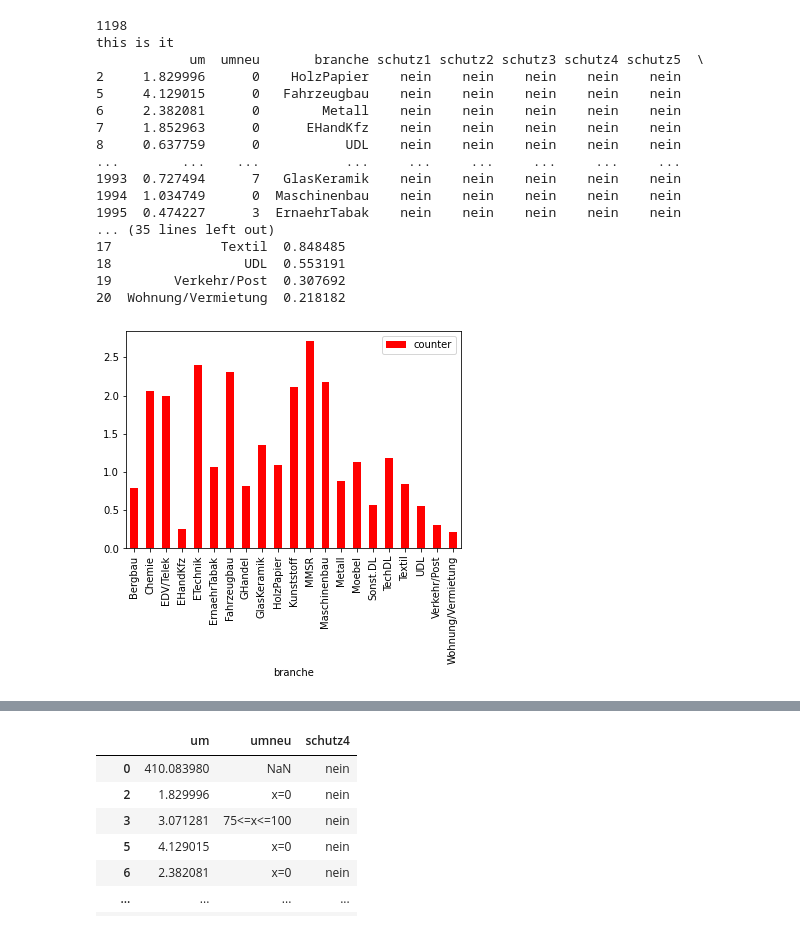
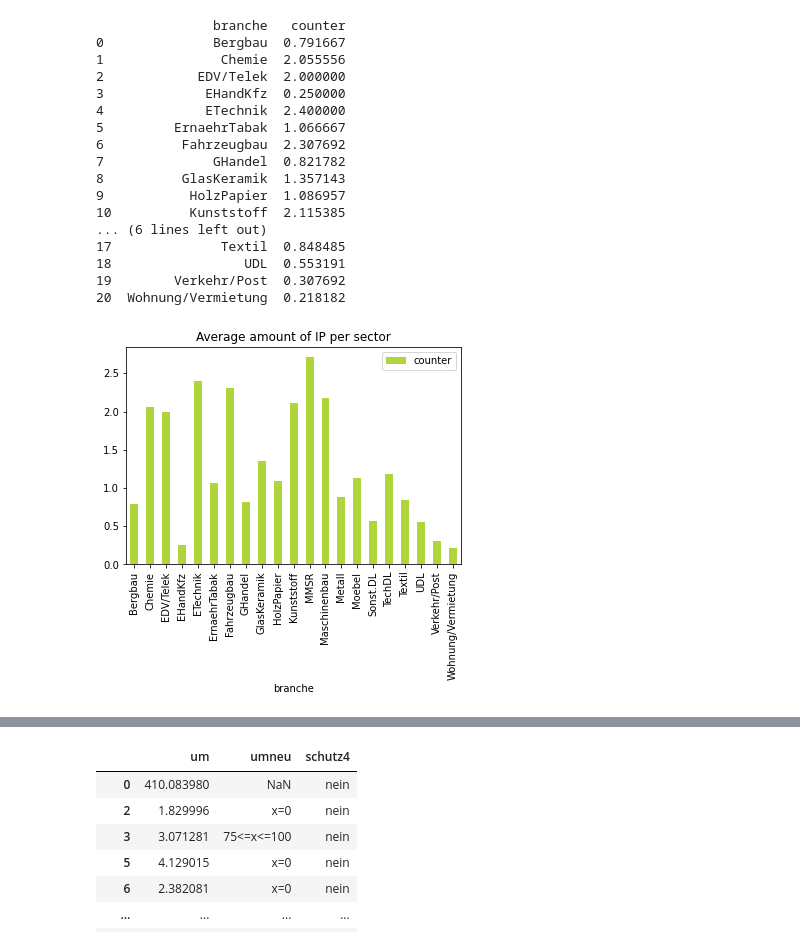
Before and after one commit to limarizon/Economics-and-Innovation-of-IP-Practica, a Jupyter notebook: script.ipynb, the cells around one changed output, grey strips where cells are left out. Saved outputs shown, nothing was run; the diff lists cells and outputs as text; code cells hidden in the pictures.

```diff
--- a/script.ipynb
+++ b/script.ipynb
@@ -66,54 +64,58 @@ dataSet
 # %%
+#Start van data manipulatie om linregres uit te voeren
 linregresdata = dataSet.filter(items=['um', 'umneu','branche', 'schutz1', 'schutz2', 'schutz3', 'schutz4'
                                       , 'schutz5', 'schutz6', 'schutz7'])
+#verwijder alle NAN
 linregresdata = linregresdata.dropna()
+
+#Creëer een extra kolom met de aantallen IP per bedrijf
 listToAdd = []
 for index, row in linregresdata.iterrows():
     counter = 0
     if row['schutz1']=='ja':
         counter+=1
     if row['schutz2']=='ja':
         counter+=1
     if row['schutz3']=='ja':
         counter+=1
     if row['schutz4']=='ja':
         counter+=1
     if row['schutz5']=='ja':
         counter+=1
     if row['schutz6']=='ja':
         counter+=1
     if row['schutz7']=='ja':
             counter+=1
     listToAdd.append(counter)
 
 linregresdata['counter']=listToAdd
 linregresdata= linregresdata.replace(['x=0','0<x<5','5<=x<10','10<=x<15','15<=x<20',
                                            '20<=x<30','30<=x<50', '50<=x<75', '75<=x<=100'],
                                           [0,1,2,3,4,5,6,7,8])
 
 
-
-#gemiddelde aantal ip per sector
+#gemiddelde aantal ip per branche
 linanalysis = linregresdata.groupby('branche', as_index=False)['counter'].mean()
-linanalysis.plot(kind='bar', x='branche', y= 'counter', color='red')
+linanalysis.plot(kind='bar', x='branche', y= 'counter', color='#b0d43b')
+plt.title("Average amount of IP per sector")
 print(linanalysis)
 plt.show()
 # %% [output]
-1198
-this is it
-            um  umneu       branche schutz1 schutz2 schutz3 schutz4 schutz5  \
-2     1.829996      0    HolzPapier    nein    nein    nein    nein    nein
-5     4.129015      0   Fahrzeugbau    nein    nein    nein    nein    nein
-6     2.382081      0        Metall    nein    nein    nein    nein    nein
-7     1.852963      0      EHandKfz    nein    nein    nein    nein    nein
-8     0.637759      0           UDL    nein    nein    nein    nein    nein
-...        ...    ...           ...     ...     ...     ...     ...     ...
-1993  0.727494      7   GlasKeramik    nein    nein    nein    nein    nein
-1994  1.034749      0  Maschinenbau    nein    nein    nein    nein    nein
-1995  0.474227      3  ErnaehrTabak    nein    nein    nein    nein    nein
-... (35 lines left out)
+               branche   counter
+0              Bergbau  0.791667
+1               Chemie  2.055556
+2            EDV/Telek  2.000000
+3             EHandKfz  0.250000
+4             ETechnik  2.400000
+5         ErnaehrTabak  1.066667
+6          Fahrzeugbau  2.307692
+7              GHandel  0.821782
+8          GlasKeramik  1.357143
+9           HolzPapier  1.086957
+10          Kunststoff  2.115385
+... (6 lines left out)
 17              Textil  0.848485
 18                 UDL  0.553191
 19        Verkehr/Post  0.307692
 20  Wohnung/Vermietung  0.218182
-[figure, old version]
+[figure, new version]
```
Also changed, not shown: parts of 15 cells of this notebook.
